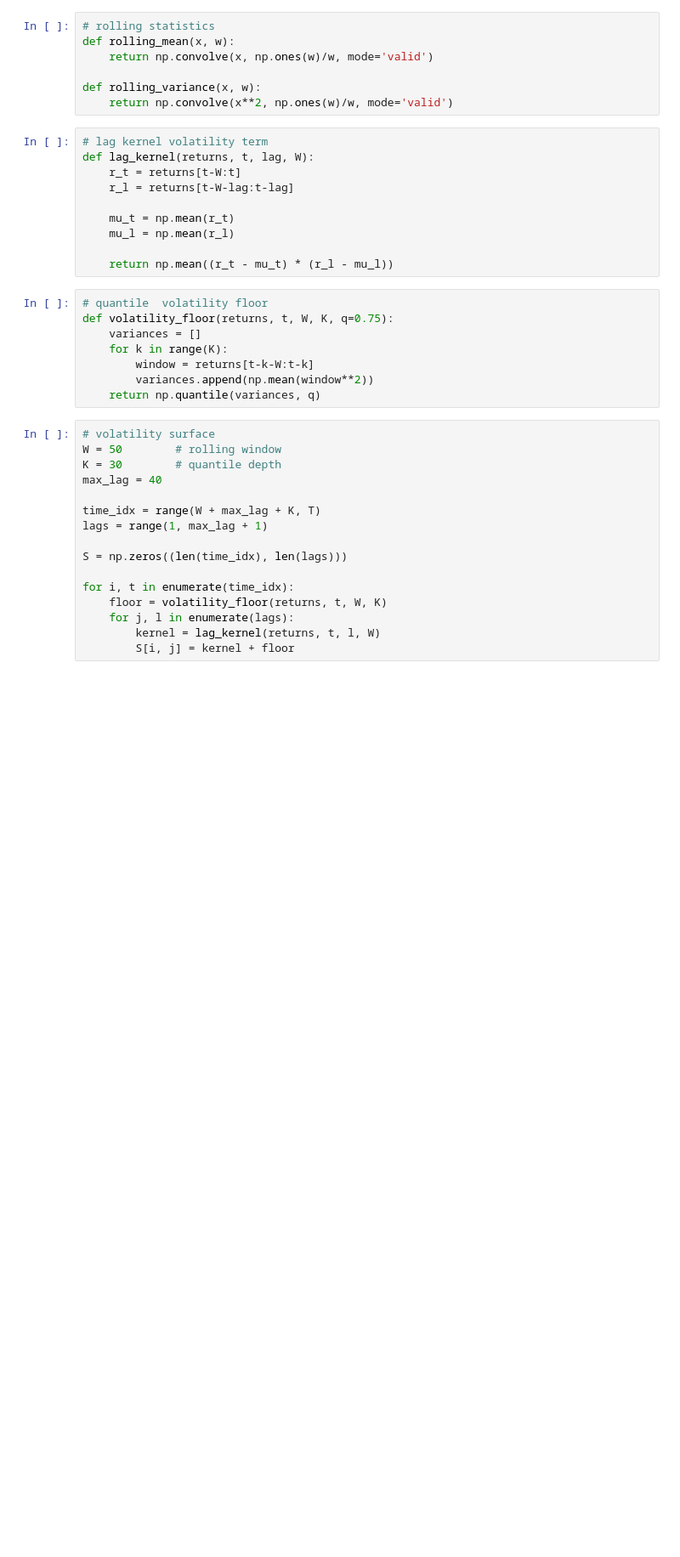
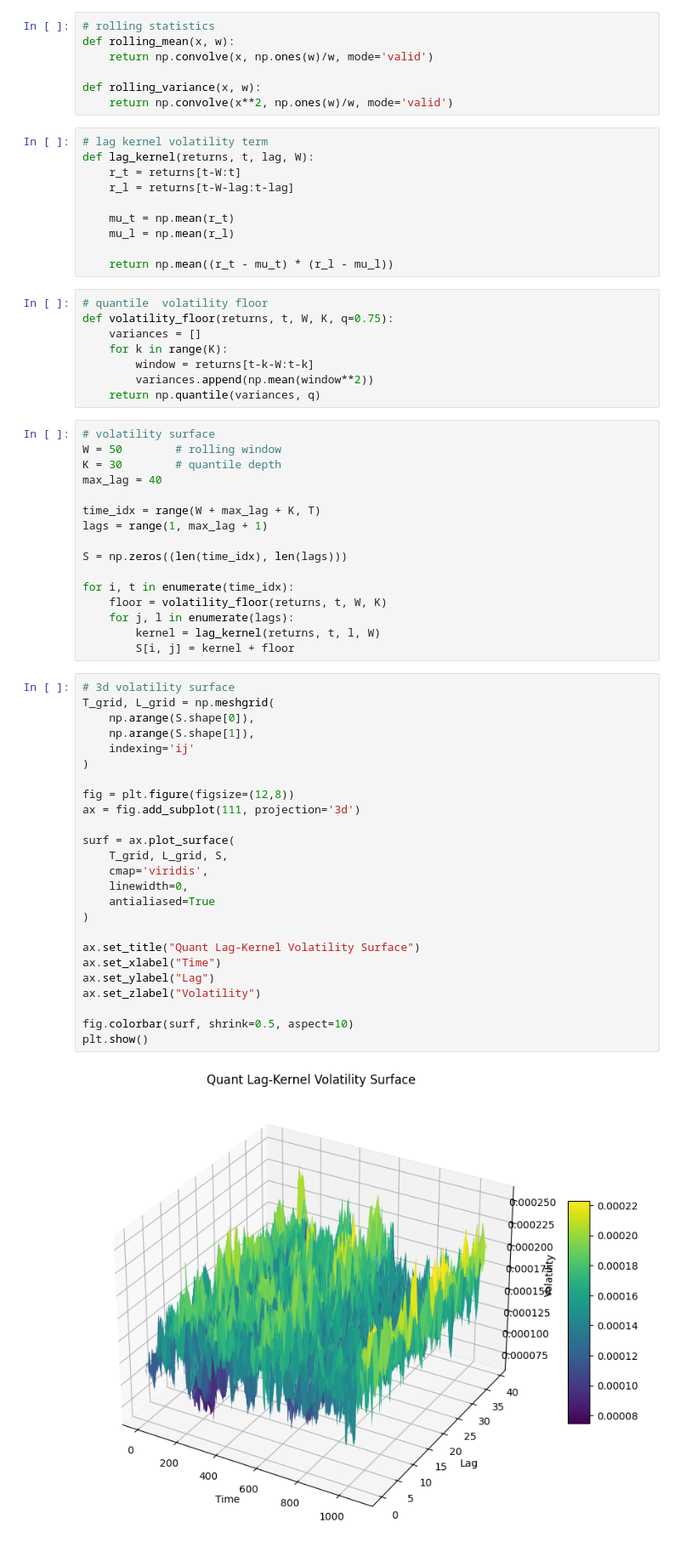
Before and after one commit to Storm00212/QUANT, a Jupyter notebook: Quant_volatility_model.ipynb, the cells around one changed output. Shown at 85% size. Saved outputs shown, nothing was run; the diff lists cells and outputs as text; blank space fills up the shorter version.

Commit message:
3d volatility surface

```diff
--- a/Quant_volatility_model.ipynb
+++ b/Quant_volatility_model.ipynb
@@ -56,3 +56,30 @@ for i, t in enumerate(time_idx):
     for j, l in enumerate(lags):
         kernel = lag_kernel(returns, t, l, W)
         S[i, j] = kernel + floor
+# %%
+# 3d volatility surface
+T_grid, L_grid = np.meshgrid(
+    np.arange(S.shape[0]),
+    np.arange(S.shape[1]),
+    indexing='ij'
+)
+
+fig = plt.figure(figsize=(12,8))
+ax = fig.add_subplot(111, projection='3d')
+
+surf = ax.plot_surface(
+    T_grid, L_grid, S,
+    cmap='viridis',
+    linewidth=0,
+    antialiased=True
+)
+
+ax.set_title("Quant Lag-Kernel Volatility Surface")
+ax.set_xlabel("Time")
+ax.set_ylabel("Lag")
+ax.set_zlabel("Volatility")
+
+fig.colorbar(surf, shrink=0.5, aspect=10)
+plt.show()
+# %% [output]
+[figure, added]
```
